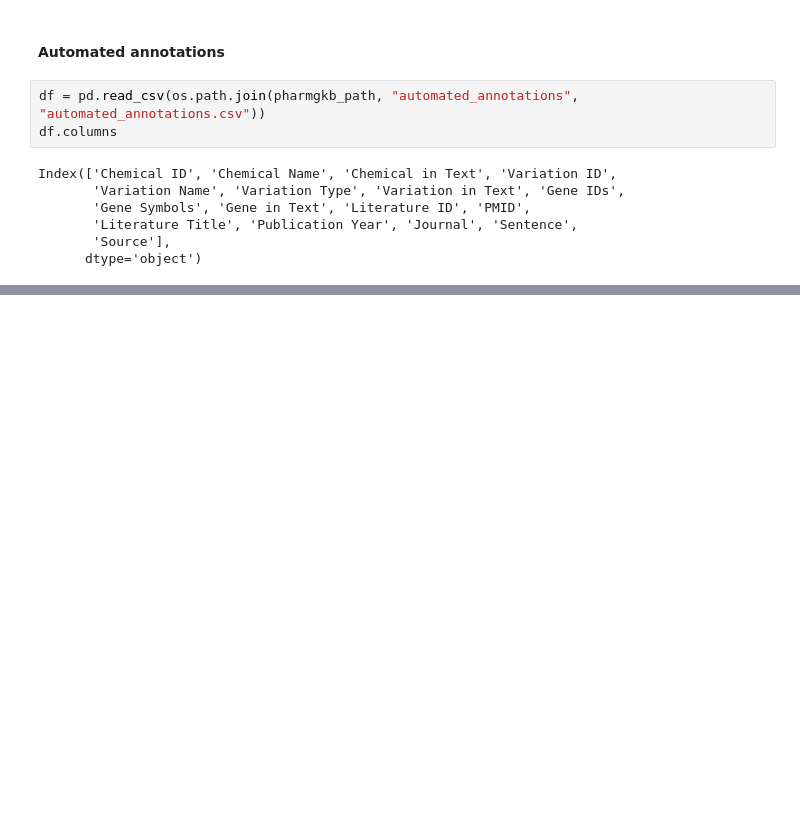
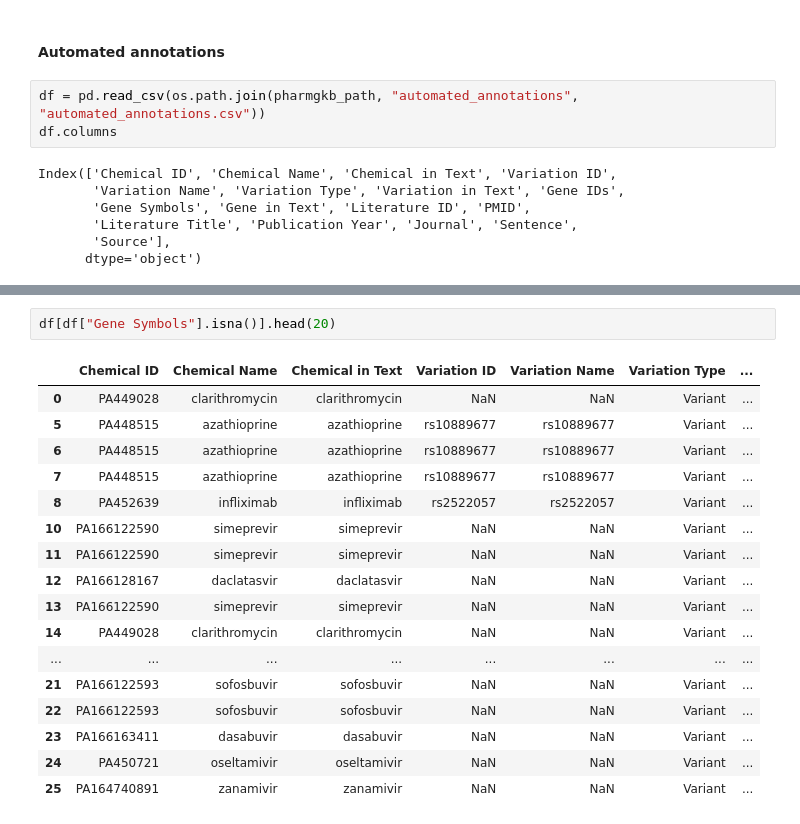
Before and after one commit to ersilia-os/pharmacogx-embeddings, a Jupyter notebook: notebooks/01_PharmGKB_DataExploration.ipynb, the cells around one changed output, grey strips where cells are left out. Drawn from its saved outputs; the diff is of its cells as text; blank space fills up the shorter version.

Commit message:
new variants

```diff
--- a/notebooks/01_PharmGKB_DataExploration.ipynb
+++ b/notebooks/01_PharmGKB_DataExploration.ipynb
@@ -536,0 +578,20 @@ Index(['Chemical ID', 'Chemical Name', 'Chemical in Text', 'Variation ID',
+# %%
+df[df["Gene Symbols"].isna()].head(20)
+# %% [output]
+|  | Chemical ID | Chemical Name | Chemical in Text | Variation ID | Variation Name | Variation Type | ... |
+| 0 | PA449028 | clarithromycin | clarithromycin | NaN | NaN | Variant | ... |
+| 5 | PA448515 | azathioprine | azathioprine | rs10889677 | rs10889677 | Variant | ... |
+| 6 | PA448515 | azathioprine | azathioprine | rs10889677 | rs10889677 | Variant | ... |
+| 7 | PA448515 | azathioprine | azathioprine | rs10889677 | rs10889677 | Variant | ... |
+| 8 | PA452639 | infliximab | infliximab | rs2522057 | rs2522057 | Variant | ... |
+| 10 | PA166122590 | simeprevir | simeprevir | NaN | NaN | Variant | ... |
+| 11 | PA166122590 | simeprevir | simeprevir | NaN | NaN | Variant | ... |
+| 12 | PA166128167 | daclatasvir | daclatasvir | NaN | NaN | Variant | ... |
+| 13 | PA166122590 | simeprevir | simeprevir | NaN | NaN | Variant | ... |
+| 14 | PA449028 | clarithromycin | clarithromycin | NaN | NaN | Variant | ... |
+| ... | ... | ... | ... | ... | ... | ... | ... |
+| 21 | PA166122593 | sofosbuvir | sofosbuvir | NaN | NaN | Variant | ... |
+| 22 | PA166122593 | sofosbuvir | sofosbuvir | NaN | NaN | Variant | ... |
+| 23 | PA166163411 | dasabuvir | dasabuvir | NaN | NaN | Variant | ... |
+| 24 | PA450721 | oseltamivir | oseltamivir | NaN | NaN | Variant | ... |
+| 25 | PA164740891 | zanamivir | zanamivir | NaN | NaN | Variant | ... |
```
Also changed, not shown: parts of 2 cells of this notebook, 17 other files.
